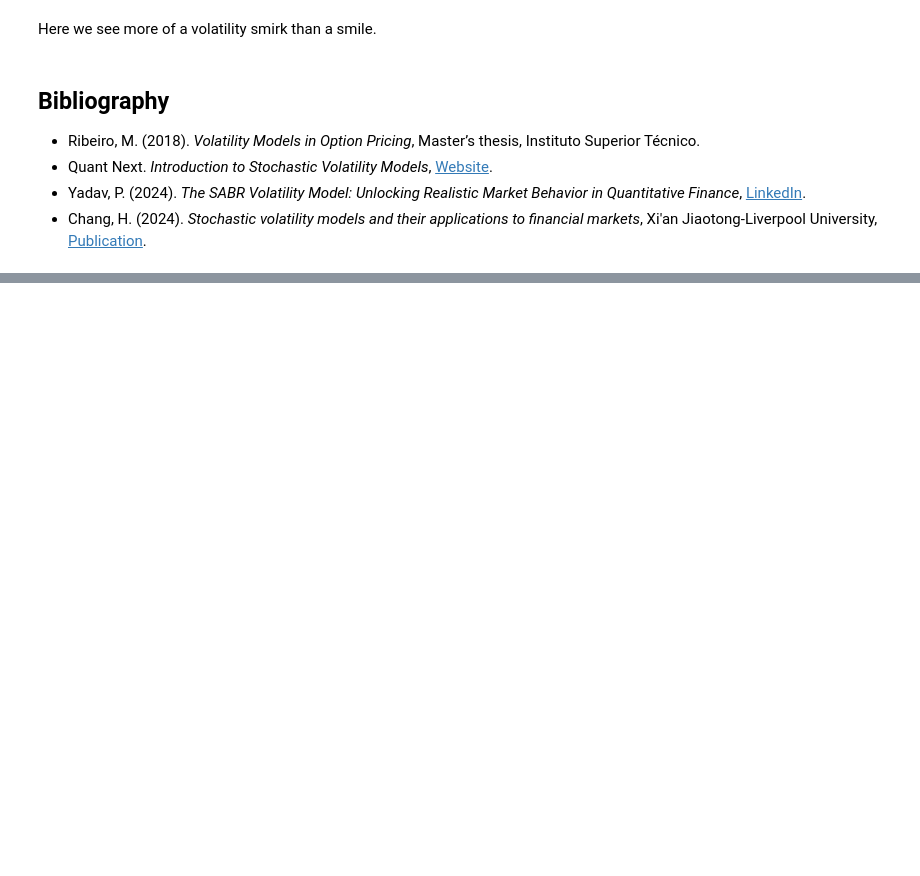
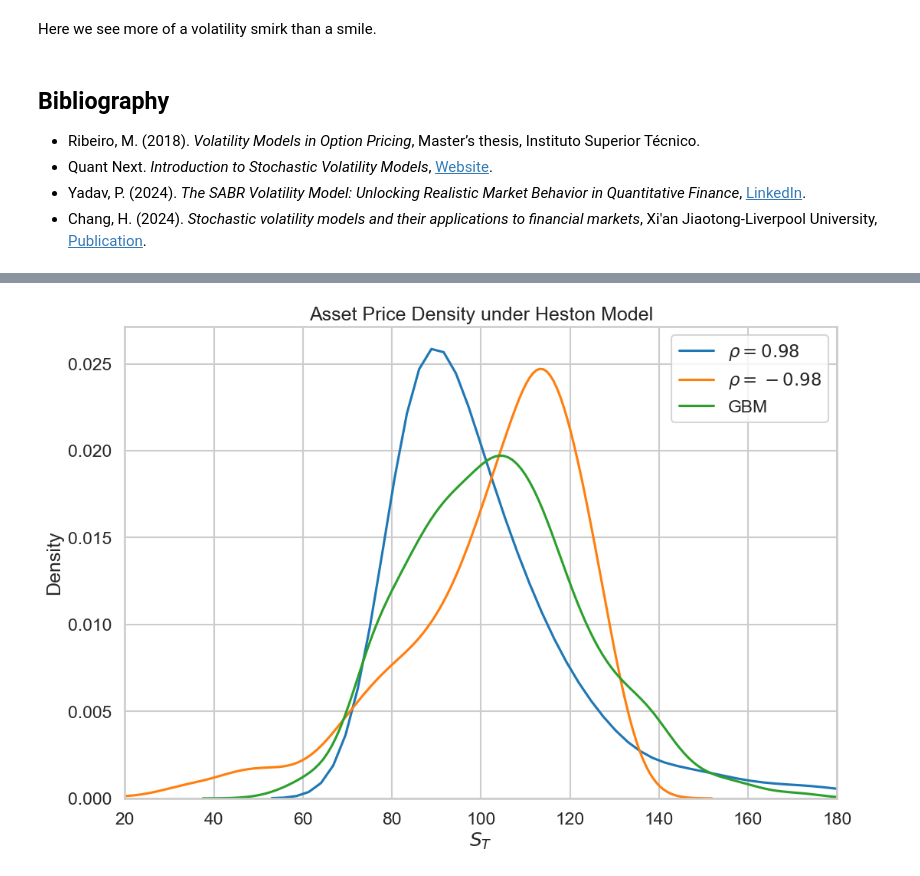
Before and after one commit to adbayre/Quant-Option-Portfolio, a Jupyter notebook: Stochastic_Volatility_Models.ipynb, the cells around one changed output, grey strips where cells are left out. Saved outputs shown, nothing was run; the diff lists cells and outputs as text; code cells hidden in the pictures; blank space fills up the shorter version.

```diff
--- a/Stochastic_Volatility_Models.ipynb
+++ b/Stochastic_Volatility_Models.ipynb
@@ -571,0 +668,18 @@ Here we see more of a volatility smirk than a smile.
+# %%
+# simulate gbm process at time T
+gbm = S0*np.exp( (r - theta**2/2)*T + np.sqrt(theta)*np.sqrt(T)*np.random.normal(0,1,M) )
+
+fig, ax = plt.subplots()
+
+ax = sns.kdeplot(S_p[-1], label=r"$\rho= 0.98$", ax=ax)
+ax = sns.kdeplot(S_n[-1], label=r"$\rho= -0.98$", ax=ax)
+ax = sns.kdeplot(gbm, label="GBM", ax=ax)
+
+plt.title(r'Asset Price Density under Heston Model')
+plt.xlim([20, 180])
+plt.xlabel('$S_T$')
+plt.ylabel('Density')
+plt.legend()
+plt.show()
+# %% [output]
+[figure, added]
```
Also changed, not shown: parts of 10 cells of this notebook, 1 other file.
